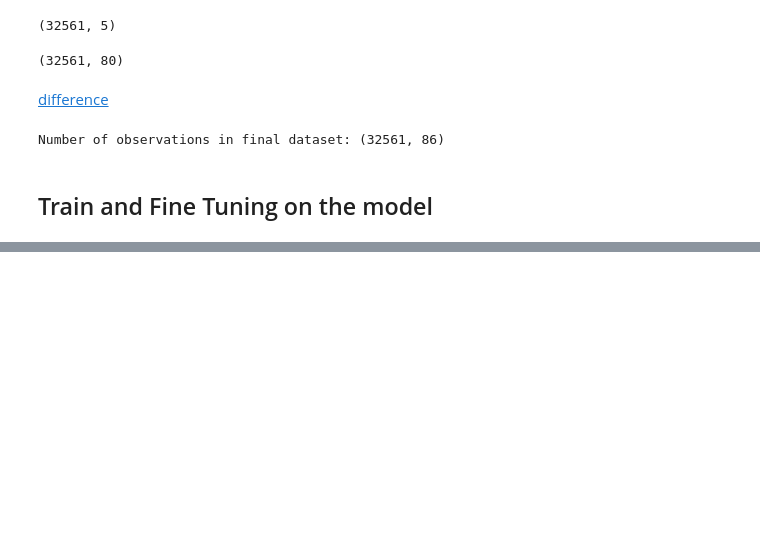
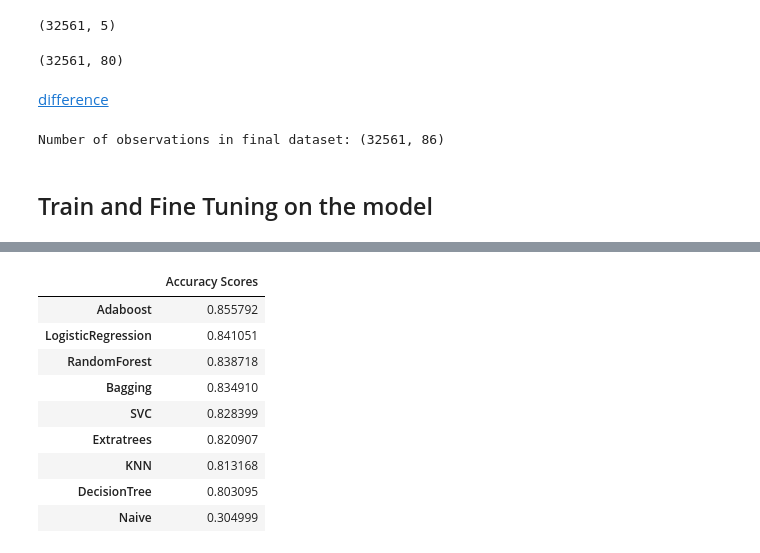
Before and after one commit to katreparitosh/Income-Predictor-Model, a Jupyter notebook: adultcensus1.ipynb, the cells around one changed output, grey strips where cells are left out. Cells and saved outputs as stored; diff of their text form; code cells hidden in the pictures; blank space fills up the shorter version.

```diff
--- a/adultcensus1.ipynb
+++ b/adultcensus1.ipynb
@@ -690,0 +688,14 @@ avg / total       0.83      0.84      0.83      8141
+# %%
+pd.DataFrame(accuracy_scores,columns = ['Accuracy Scores'],index = classifiers).sort_values(by = 'Accuracy Scores',
+                                                                                            ascending = False)
+# %% [output]
+|  | Accuracy Scores |
+| Adaboost | 0.855792 |
+| LogisticRegression | 0.841051 |
+| RandomForest | 0.838718 |
+| Bagging | 0.834910 |
+| SVC | 0.828399 |
+| Extratrees | 0.820907 |
+| KNN | 0.813168 |
+| DecisionTree | 0.803095 |
+| Naive | 0.304999 |
```
Also changed, not shown: parts of 1 cell of this notebook.
